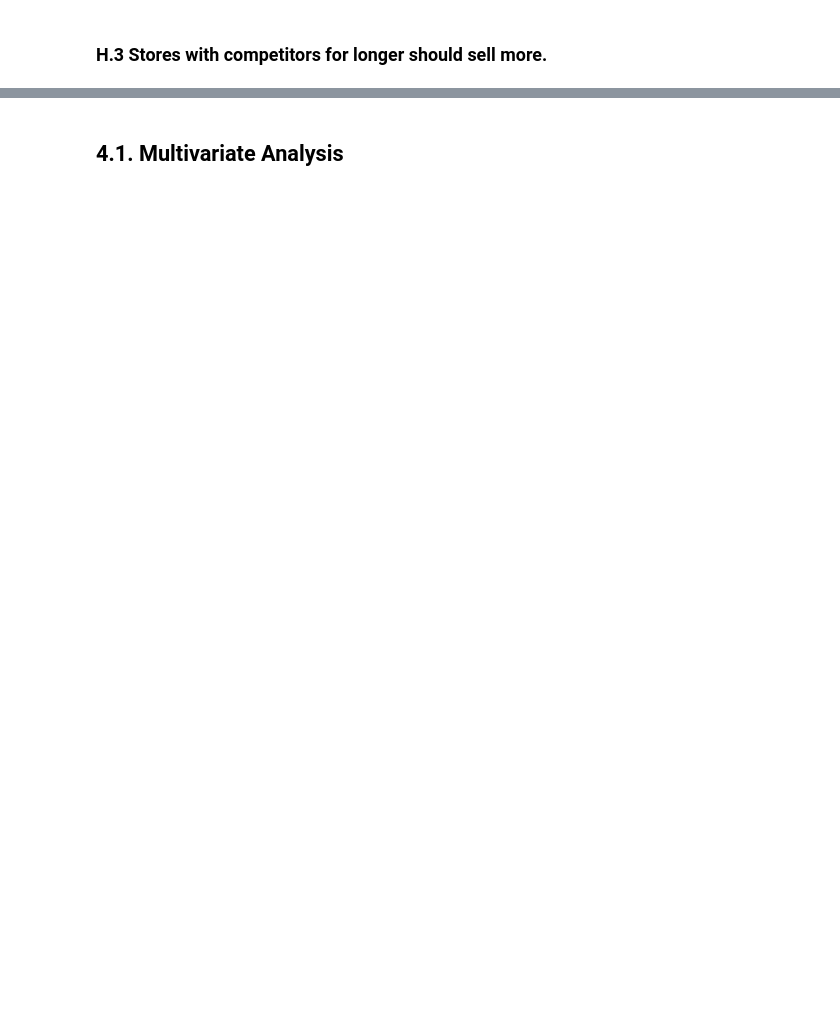
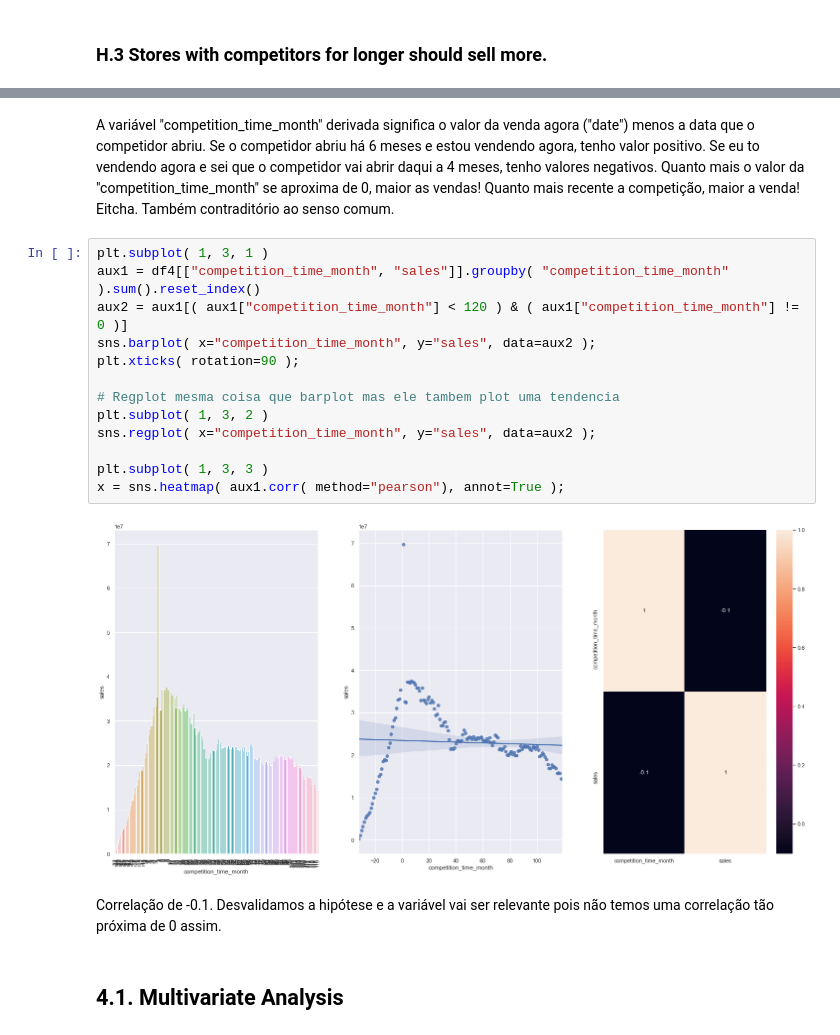
Before and after one commit to luana-afonso/DataScience-Em-Producao, a Jupyter notebook: m04_v01_store_sales_prediction.ipynb, the cells around one changed output, grey strips where cells are left out. Saved outputs shown, nothing was run; the diff lists cells and outputs as text; blank space fills up the shorter version.

```diff
--- a/m04_v01_store_sales_prediction.ipynb
+++ b/m04_v01_store_sales_prediction.ipynb
@@ -1068,2 +1115,21 @@ sns.heatmap ( aux1.corr( method="pearson" ), annot=True);
+# %% [markdown]
+A variável "competition_time_month" derivada significa o valor da venda agora ("date") menos a data que o competidor abriu. Se o competidor abriu há 6 meses e estou vendendo agora, tenho valor positivo. Se eu to vendendo agora e sei que o competidor vai abrir daqui a 4 meses, tenho valores negativos. Quanto mais o valor da "competition_time_month" se aproxima de 0, maior as vendas! Quanto mais recente a competição, maior a venda! Eitcha. Também contraditório ao senso comum.
+# %%
+plt.subplot( 1, 3, 1 )
+aux1 = df4[["competition_time_month", "sales"]].groupby( "competition_time_month" ).sum().reset_index()
+aux2 = aux1[( aux1["competition_time_month"] < 120 ) & ( aux1["competition_time_month"] != 0 )]
+sns.barplot( x="competition_time_month", y="sales", data=aux2 );
+plt.xticks( rotation=90 );
+
+# Regplot mesma coisa que barplot mas ele tambem plot uma tendencia
+plt.subplot( 1, 3, 2 )
+sns.regplot( x="competition_time_month", y="sales", data=aux2 );
+
+plt.subplot( 1, 3, 3 )
+x = sns.heatmap( aux1.corr( method="pearson"), annot=True );
+# %% [output]
+[figure, added]
+# %% [markdown]
+Correlação de -0.1. Desvalidamos a hipótese e a variável vai ser relevante pois não temos uma correlação tão próxima de 0 assim.
 # %% [markdown]
 ## 4.1. Multivariate Analysis
```
Also changed, not shown: parts of 36 cells of this notebook.
